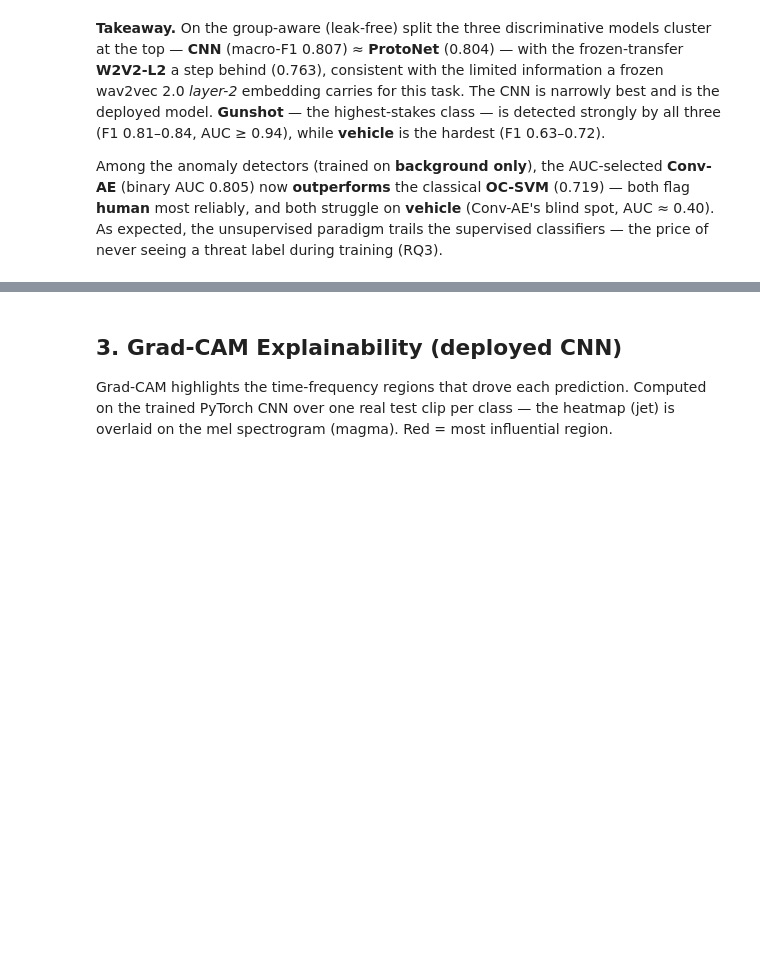
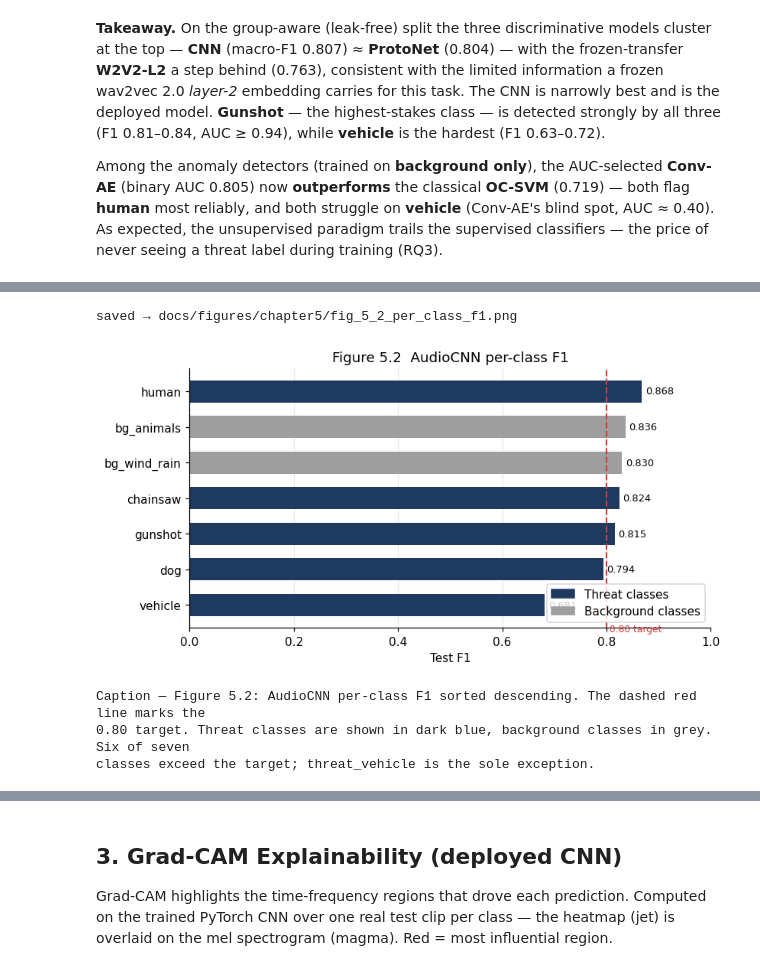
Before and after one commit to mangaorphy/alertreck, a Jupyter notebook: notebooks/00-model-report.ipynb, the cells around one changed output, grey strips where cells are left out. Drawn from its saved outputs; the diff is of its cells as text; code cells hidden in the pictures; blank space fills up the shorter version.

```diff
--- a/notebooks/00-model-report.ipynb
+++ b/notebooks/00-model-report.ipynb
@@ -229,0 +314,29 @@ during training (RQ3).
+# %%
+# ══ Figure 5.2 — AudioCNN per-class F1, sorted ═══════════════════════════════
+f1_cnn = pc("custom_cnn", "per_class_f1")
+order  = sorted(CLASSES, key=lambda c: f1_cnn[c])          # ascending → best on top
+vals   = [f1_cnn[c] for c in order]
+cols   = [GREY if c.startswith("background") else DARK for c in order]
+
+fig, ax = plt.subplots(figsize=(8, 4))
+bars = ax.barh([SHORT[c] for c in order], vals, 0.62, color=cols)
+ax.bar_label(bars, fmt="%.3f", padding=3, fontsize=8.5)
+ax.axvline(F1_TARGET, ls="--", lw=1.4, color=RED)
+ax.text(F1_TARGET + 0.006, -0.75, "0.80 target", fontsize=8, color=RED)
+ax.set_xlim(0, 1.0); ax.set_xlabel("Test F1")
+ax.set_title("Figure 5.2  AudioCNN per-class F1")
+finish(ax, x_grid=True)
+
+handles = [plt.Rectangle((0,0),1,1,color=DARK), plt.Rectangle((0,0),1,1,color=GREY)]
+ax.legend(handles, ["Threat classes", "Background classes"], loc="lower right")
+save5(fig, "fig_5_2_per_class_f1.png"); plt.show()
+
+print("\nCaption — Figure 5.2: AudioCNN per-class F1 sorted descending. The dashed red line marks the\n"
+      "0.80 target. Threat classes are shown in dark blue, background classes in grey. Six of seven\n"
+      "classes exceed the target; threat_vehicle is the sole exception.")
+# %% [output]
+saved → docs/figures/chapter5/fig_5_2_per_class_f1.png
+[figure, added]
+Caption — Figure 5.2: AudioCNN per-class F1 sorted descending. The dashed red line marks the
+0.80 target. Threat classes are shown in dark blue, background classes in grey. Six of seven
+classes exceed the target; threat_vehicle is the sole exception.
```
Also changed, not shown: parts of 11 cells of this notebook, 22 other files.
